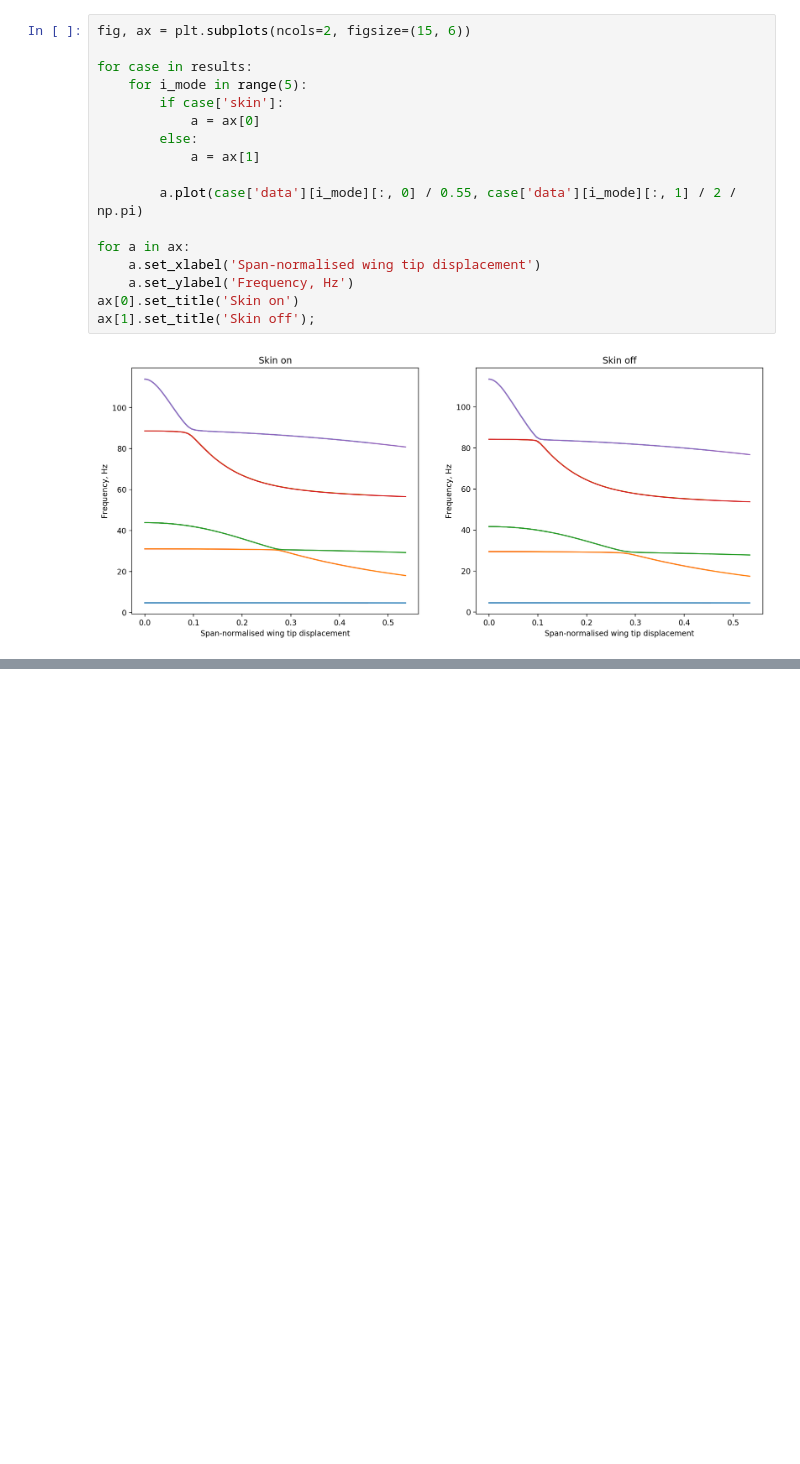
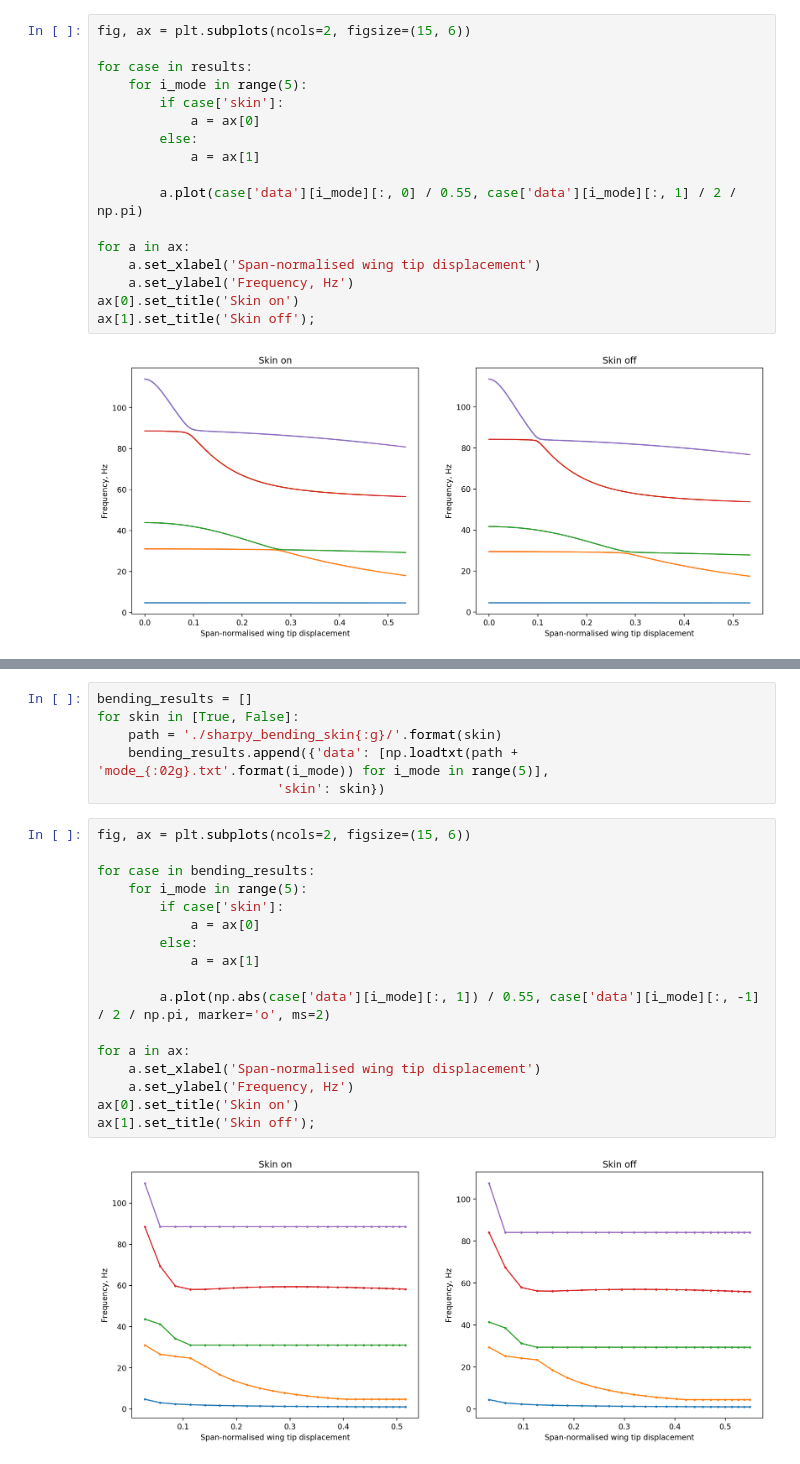
Before and after one commit to ngoiz/pazy-aepw3-results, a Jupyter notebook: 04_DeformedModal/04_DeformedModalResults.ipynb, the cells around one changed output, grey strips where cells are left out. Saved outputs shown, nothing was run; the diff lists cells and outputs as text; blank space fills up the shorter version.

Commit message:
Update deformed modal results (new methods)

```diff
--- a/04_DeformedModal/04_DeformedModalResults.ipynb
+++ b/04_DeformedModal/04_DeformedModalResults.ipynb
@@ -51,0 +57,25 @@ ax[1].set_title('Skin off');
+# %%
+bending_results = []
+for skin in [True, False]:
+    path = './sharpy_bending_skin{:g}/'.format(skin)
+    bending_results.append({'data': [np.loadtxt(path + 'mode_{:02g}.txt'.format(i_mode)) for i_mode in range(5)],
+                       'skin': skin})
+# %%
+fig, ax = plt.subplots(ncols=2, figsize=(15, 6))
+
+for case in bending_results:
+    for i_mode in range(5):
+        if case['skin']:
+            a = ax[0]
+        else:
+            a = ax[1]
+
+        a.plot(np.abs(case['data'][i_mode][:, 1]) / 0.55, case['data'][i_mode][:, -1] / 2 / np.pi, marker='o', ms=2)
+
+for a in ax:
+    a.set_xlabel('Span-normalised wing tip displacement')
+    a.set_ylabel('Frequency, Hz')
+ax[0].set_title('Skin on')
+ax[1].set_title('Skin off');
+# %% [output]
+[figure, added]
```
Also changed, not shown: parts of 7 cells of this notebook.
